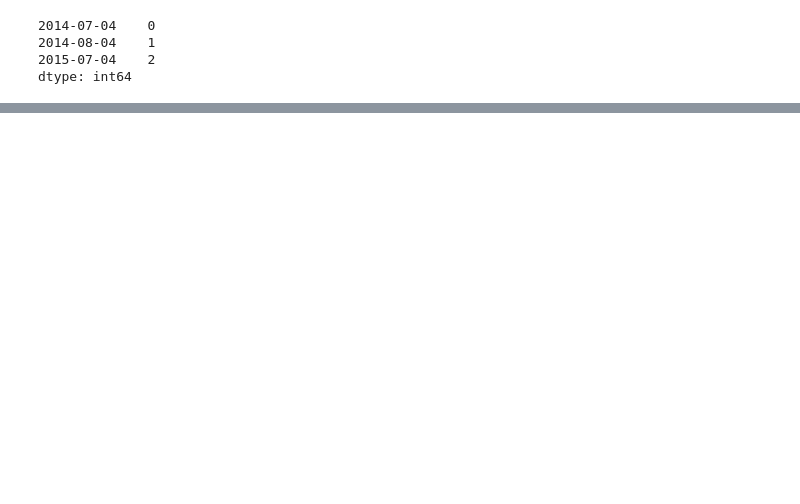
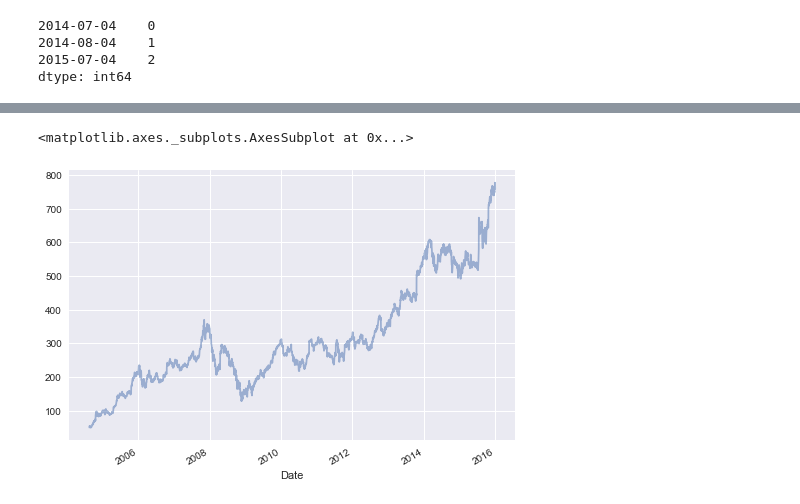
Before and after one commit to ricdip/jupyter_notebooks, a Jupyter notebook: data_science/pandas.ipynb, the cells around one changed output, grey strips where cells are left out. Cells and saved outputs as stored; diff of their text form; code cells hidden in the pictures; blank space fills up the shorter version.

```diff
--- a/data_science/pandas.ipynb
+++ b/data_science/pandas.ipynb
@@ -1059,6 +1059,6 @@ DatetimeIndex(['2020-05-21', '2020-05-22', '2020-05-23', '2020-05-24',
 # %%
 # indicizzazione di Series con timestamps
 indici = pd.DatetimeIndex(['2014-07-04', '2014-08-04',
-                           '2015-07-04', '2015-08-04'])
+                           '2015-07-04', '2015-08-04', '2015-08-05'])
 indici
 # %% [output]
@@ -1066,5 +1068,5 @@ DatetimeIndex(['2014-07-04', '2014-08-04', '2015-07-04', '2015-08-04'], dtype='d
 # %%
-data = pd.Series([0,1,2,3], index=indici)
+data = pd.Series([0,1,2,3,4], index=indici)
 data
 # %% [output]
 2014-07-04    0
@@ -1087,0 +1174,3 @@ dtype: int64
+# %%
+google = data.DataReader('goog', start='2004', end='2016',
+                        data_source='yahoo')
@@ -1087,0 +1187,3 @@ dtype: int64
+# %%
+google = google['Close']
+google
@@ -1087,0 +1204,5 @@ dtype: int64
+# %%
+google.plot(alpha=0.5, style='-')
+# %% [output]
+<matplotlib.axes._subplots.AxesSubplot at 0x...>
+[figure, added]
```
Also changed, not shown: parts of 32 cells of this notebook.
